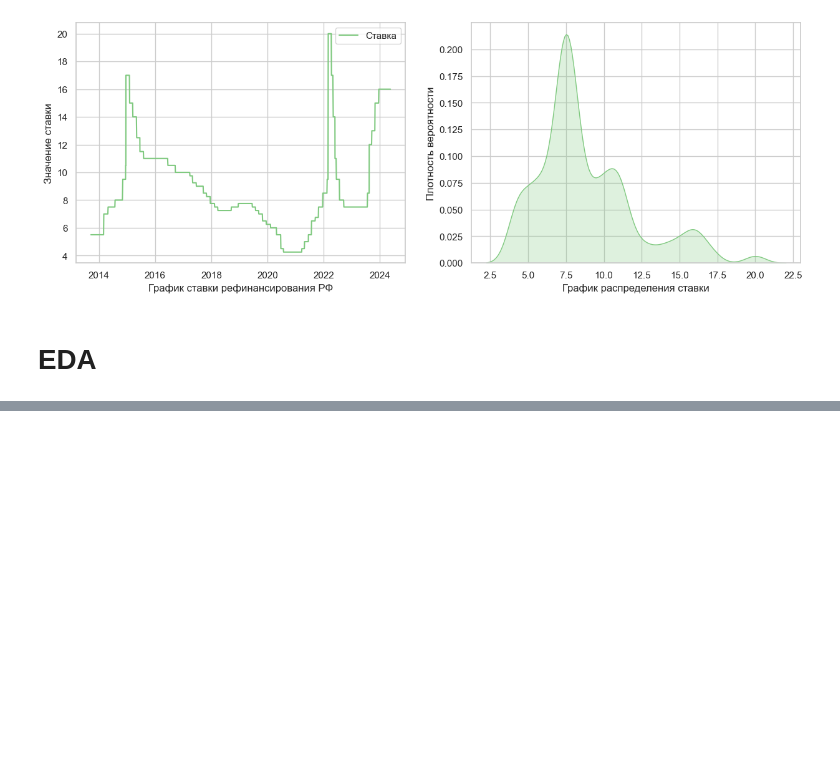
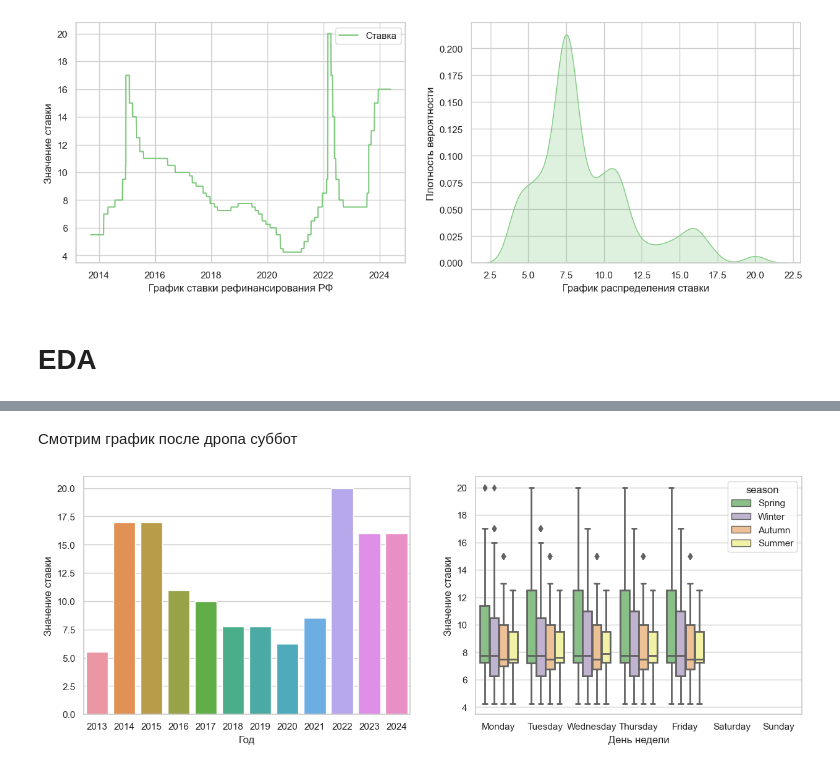
Before and after one commit to myxa95/01_Prediction_of_the_key_rate_in_the_Russian_Federation, a Jupyter notebook: notebooks/Parcer_EDA.ipynb, the cells around one changed output, grey strips where cells are left out. Saved outputs shown, nothing was run; the diff lists cells and outputs as text; code cells hidden in the pictures; blank space fills up the shorter version.

```diff
--- a/notebooks/Parcer_EDA.ipynb
+++ b/notebooks/Parcer_EDA.ipynb
@@ -135,3 +135,25 @@ plt.show()
 drop_trash = df_features[(df_features.weekday == 'Saturday')].index
 df = df[~df.index.isin(drop_trash)]
 df = df.reset_index(drop=True)
+# %% [markdown]
+Смотрим график после дропа суббот
+# %%
+# Создаем снова df с признаками
+df_features = create_features(data=df, col_datetime='date')
+# %%
+# Смотрим графики для анализа
+figure, axes = plt.subplots(1, 2, figsize=(15, 5))
+
+year_group = pd.DataFrame(df_features.groupby('year')['key_rate'].max()).reset_index().sort_values('key_rate')
+
+sns.barplot(data=year_group, x='year', y='key_rate', ax=axes[0])
+axes[0].set_xlabel('Год')
+axes[0].set_ylabel('Значение ставки')
+
+sns.boxplot(data=df_features, x='weekday', y='key_rate', hue='season', ax=axes[1], linewidth=2)
+axes[1].set_xlabel('День недели')
+axes[1].set_ylabel('Значение ставки')
+
+plt.show()
+# %% [output]
+[figure, added]
```
Also changed, not shown: parts of 11 cells of this notebook, 6 other files.
